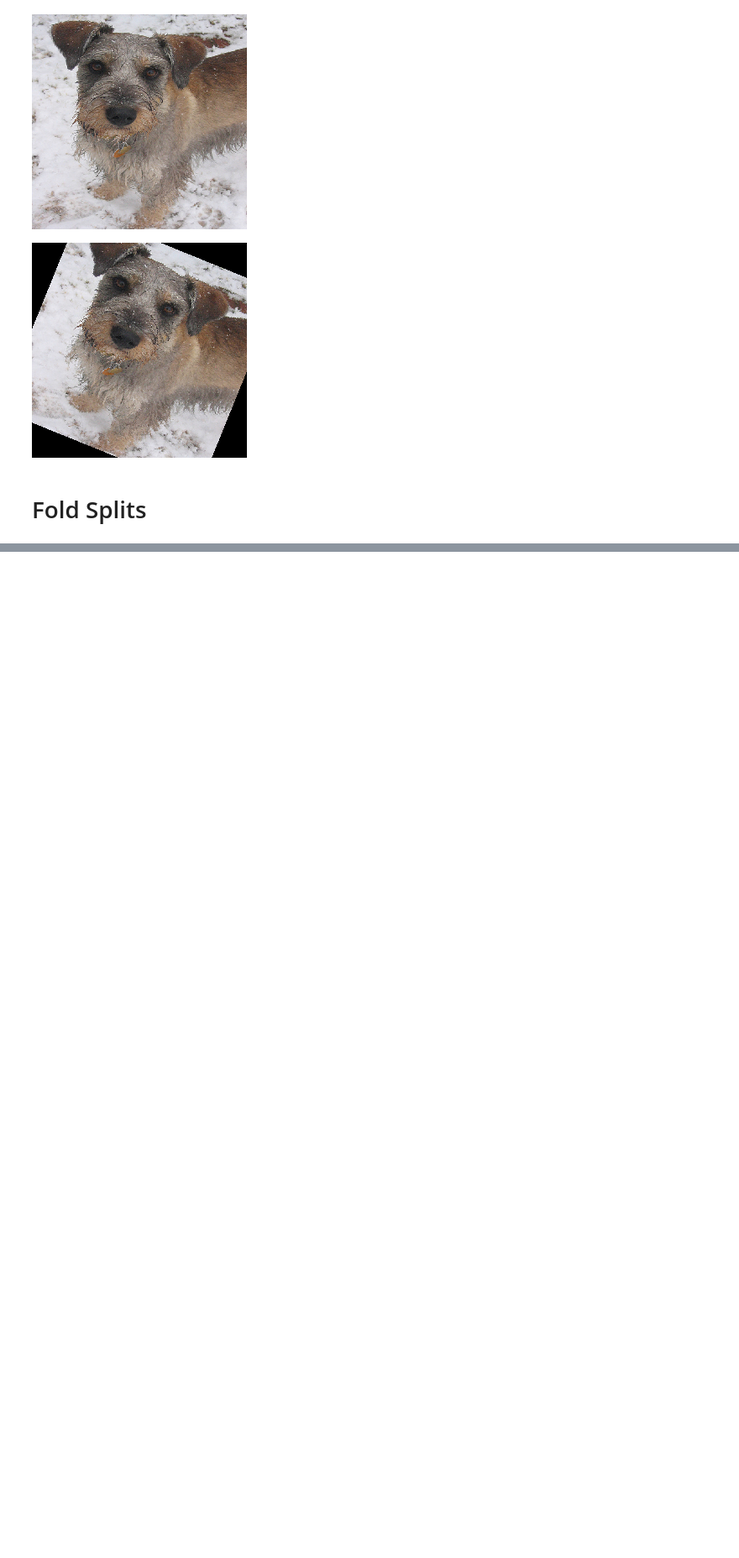
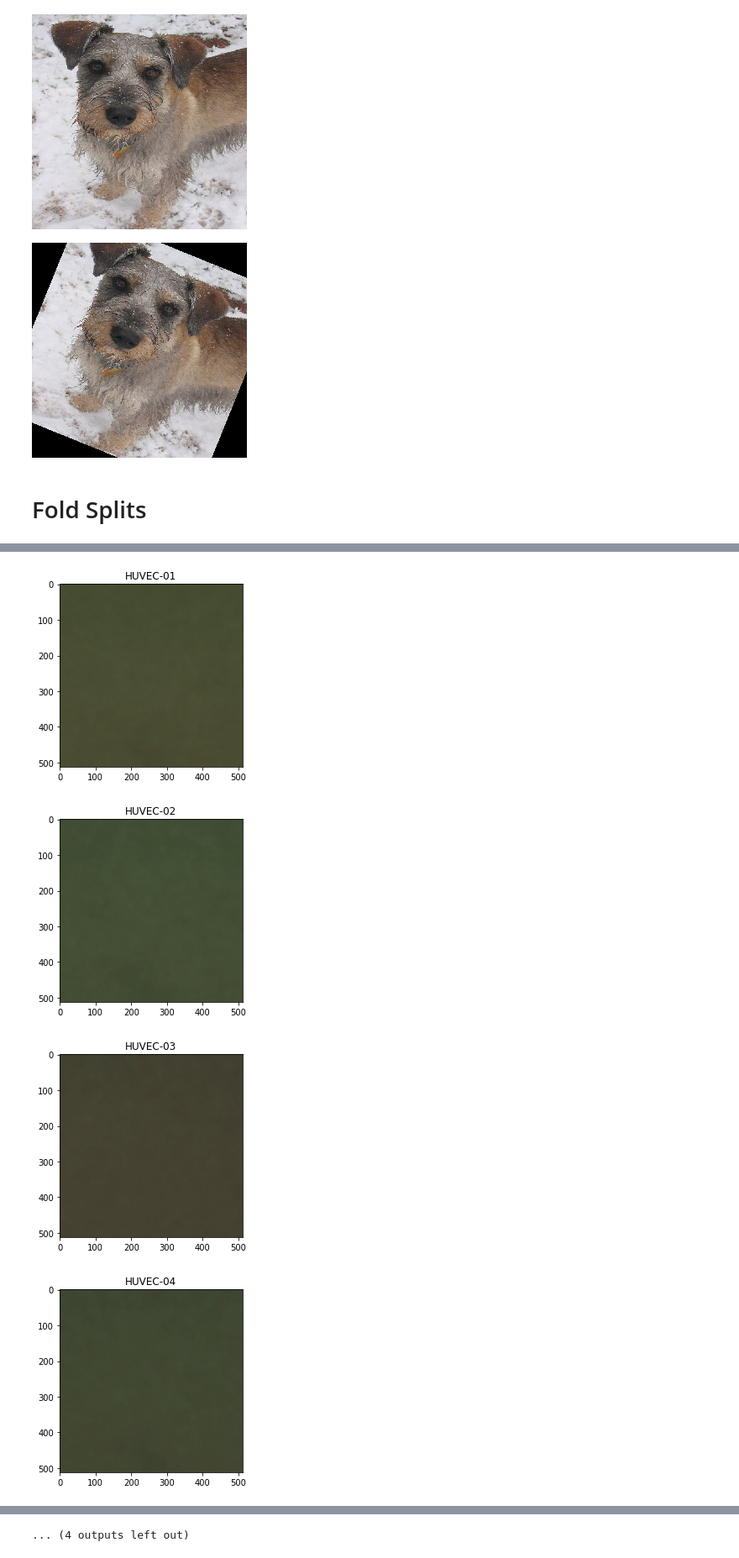
Before and after one commit to v-shmyhlo/kaggle, a Jupyter notebook: cells/eda.ipynb, the cells around one changed output, grey strips where cells are left out. Shown at 84% size. Drawn from its saved outputs; the diff is of its cells as text; code cells hidden in the pictures; blank space fills up the shorter version.

```diff
--- a/cells/eda.ipynb
+++ b/cells/eda.ipynb
@@ -162,0 +188,18 @@ show_controls(controls)
+# %%
+with open('../mean_images.pkl', 'rb') as f:
+    mean_images = pickle.load(f)
+
+for exp, image in mean_images.items():
+    if not exp.startswith('HUVEC'):
+        continue
+
+    image = rio.convert_tensor_to_rgb(image)
+    plt.figure(figsize=(4, 4))
+    plt.title(exp)
+    plt.imshow(image)
+    plt.show()
+# %% [output]
+[figure, added]
+[figure, added]
+[figure, added]
+[figure, added]
@@ -162,0 +214 @@ show_controls(controls)
+... (4 outputs left out)
```
Also changed, not shown: parts of 5 cells of this notebook, 8 other files.
